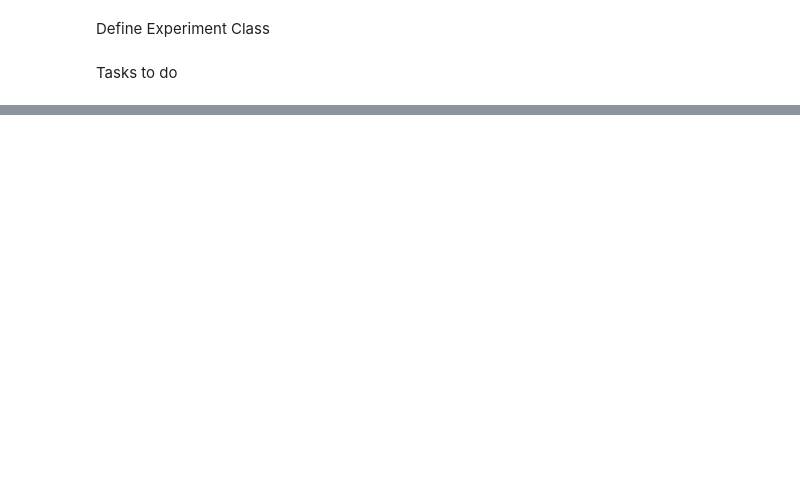
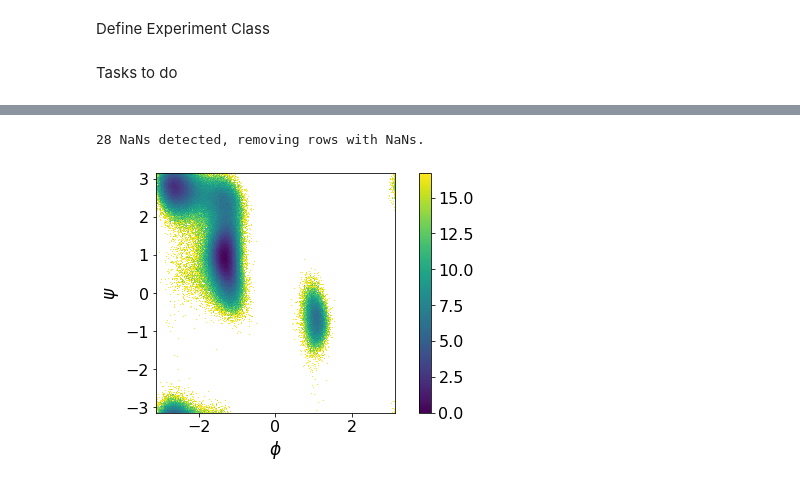
Before and after one commit to dominicp6/mdfeature, a Jupyter notebook: notebooks/ComparingCollectiveVariableMethods.ipynb, the cells around one changed output, grey strips where cells are left out. Drawn from its saved outputs; the diff is of its cells as text; code cells hidden in the pictures; blank space fills up the shorter version.

```diff
--- a/notebooks/ComparingCollectiveVariableMethods.ipynb
+++ b/notebooks/ComparingCollectiveVariableMethods.ipynb
@@ -81,0 +258,16 @@ Tasks to do
+# %%
+pdb_file = '../data/alanine.pdb'
+trajectory = '../data/outputs/alanine_1us/trajectory.dcd'
+dihedral_pickle_file = '../data/outputs/alanine_1us/alanine_1us_dihedral_traj.pickle'
+temperature = 300
+duration = "987.036ns"
+savefreq = "1ps"
+stepsize = "2fs"
+alanine_exp_1us = Experiment(pdb=pdb_file,
+                              trajectory = trajectory,
+                              dihedral_pickle_file = dihedral_pickle_file,
+                              temperature = temperature,
+                              duration = duration,
+                              savefreq = savefreq,
+                              stepsize = stepsize
+                              )
@@ -81,0 +279,5 @@ Tasks to do
+# %%
+alanine_exp_1us.ramachandran_plot(rotate=False, bins=300)
+# %% [output]
+28 NaNs detected, removing rows with NaNs.
+[figure, added]
```
Also changed, not shown: parts of 10 cells of this notebook, 4 other files.
